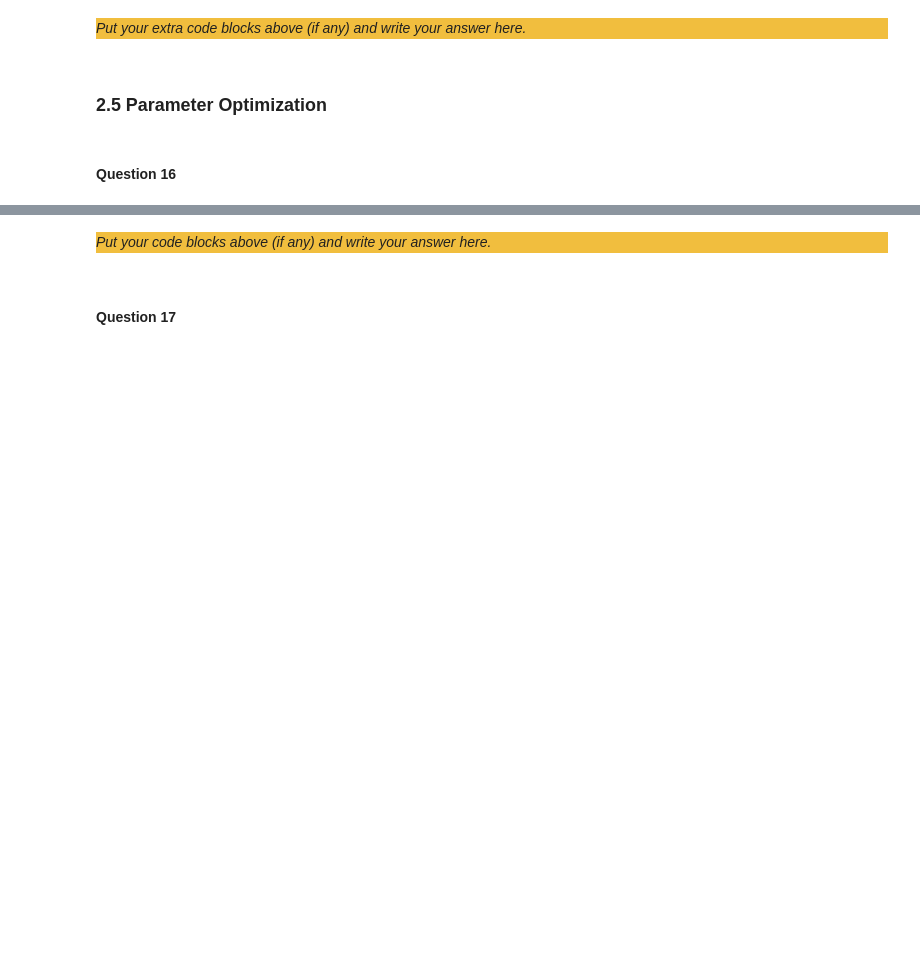
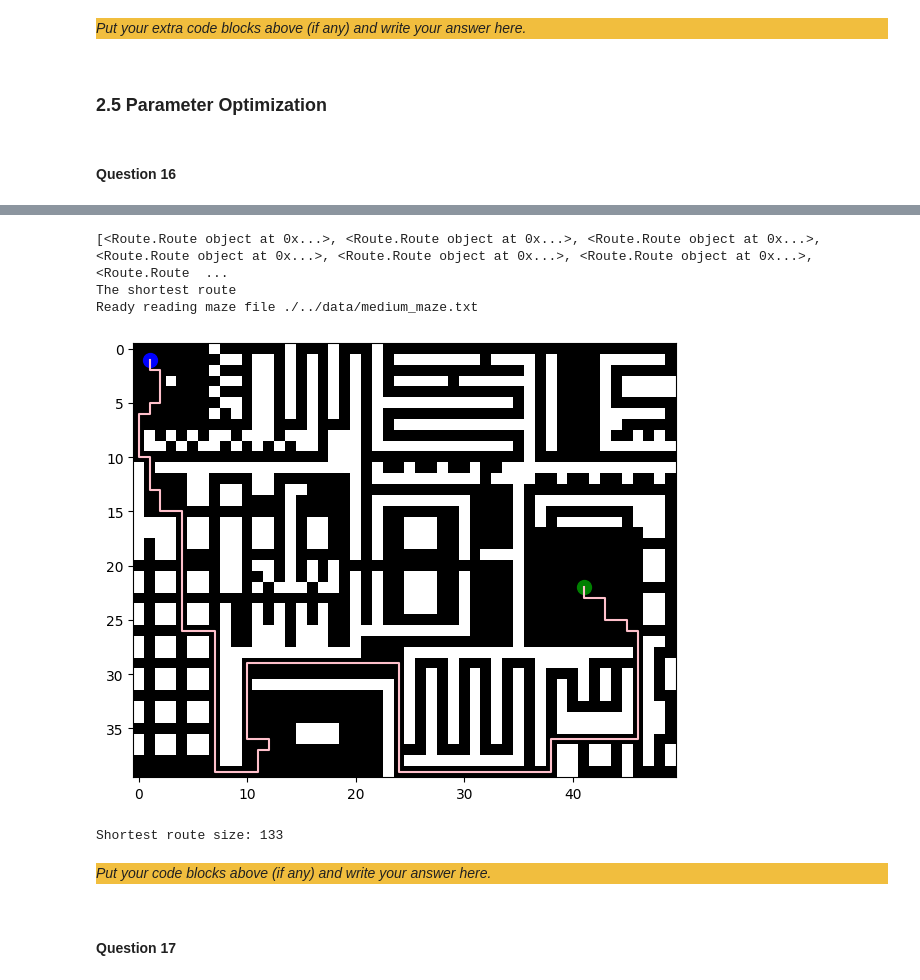
Before and after one commit to CtrlandAlt/IC_Project2, a Jupyter notebook: src/Main.ipynb, the cells around one changed output, grey strips where cells are left out. Cells and saved outputs as stored; diff of their text form; code cells hidden in the pictures; blank space fills up the shorter version.

```diff
--- a/src/Main.ipynb
+++ b/src/Main.ipynb
@@ -805,3 +798,16 @@ _Put your extra code blocks above (if any) and write your answer here._
 ### 2.5 Parameter Optimization
 # %% [markdown]
 #### Question 16
+# %%
+no_ants = [5,10,20]
+no_gen = [2,5]
+qs = [400]
+evap = [0.01, 0.1]
+shortest_routes = []
+
+for a in no_ants:
+    for g in no_gen:
+        for q in qs:
+            for e in evap:
+                shortest_route = trainAnts(a,g,q,e,"medium", True)
+                shortest_routes.append(shortest_route)
@@ -808,3 +832,18 @@ _Put your extra code blocks above (if any) and write your answer here._
+# %%
+best_route = shortest_routes[0]
+for r in shortest_routes:
+    if(r.size() < best_route.size()):
+        best_route = r
+print(shortest_routes)
+print("The shortest route")
+visualizeAnts(best_route, "medium")
+print(f"Shortest route size: {best_route.size()}")
+# %% [output]
+[<Route.Route object at 0x...>, <Route.Route object at 0x...>, <Route.Route object at 0x...>, <Route.Route object at 0x...>, <Route.Route object at 0x...>, <Route.Route object at 0x...>, <Route.Route  ...
+The shortest route
+Ready reading maze file ./../data/medium_maze.txt
+[figure, added]
+Shortest route size: 133
 # %% [markdown]
 <div style="background-color:#f1be3e">
 
```
Also changed, not shown: parts of 6 cells of this notebook, 3 other files.
